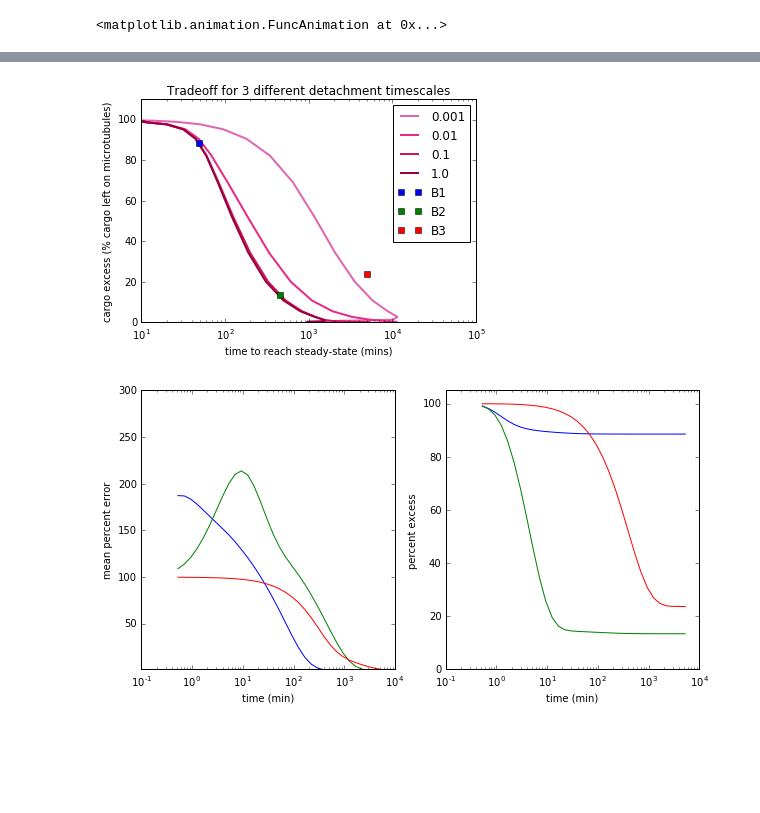
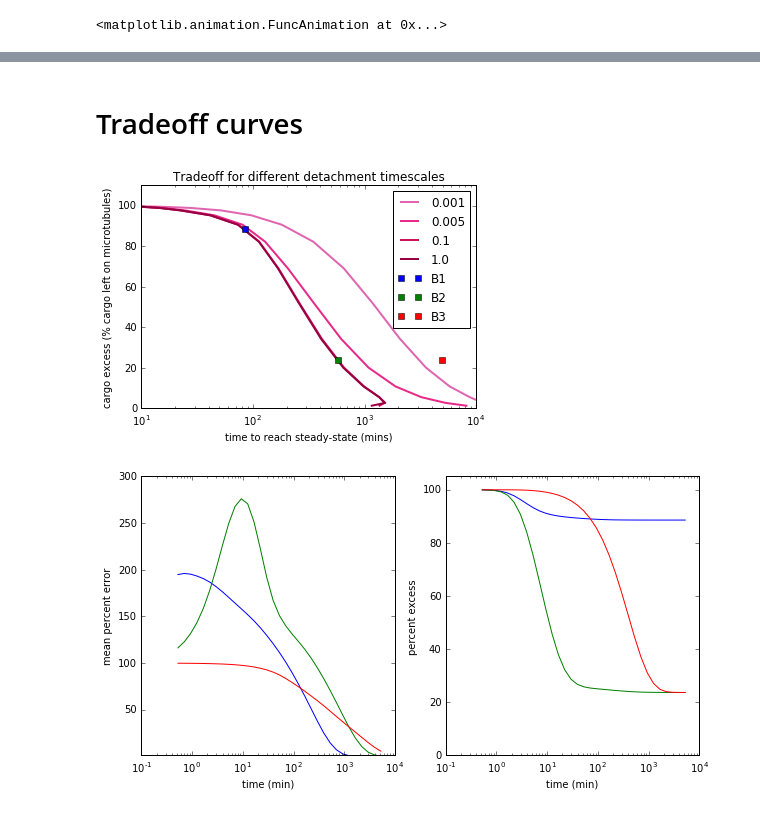
Before and after one commit to ahwillia/Williams-etal-Synaptic-Transport, a Jupyter notebook: code/07_reattachment/Fig_7.ipynb, the cells around one changed output, grey strips where cells are left out. Saved outputs shown, nothing was run; the diff lists cells and outputs as text; code cells hidden in the pictures; blank space fills up the shorter version.

Commit message:
fix fig 7 to have diff coeff = 10

```diff
--- a/code/07_reattachment/Fig_7.ipynb
+++ b/code/07_reattachment/Fig_7.ipynb
@@ -60,7 +60,8 @@ from matplotlib import animation
 
 N = 100 # number of compartments
 x = np.linspace(0,1,N) # position along cable
-DC = 0.5 # diffusion coeff (normalized to compartment length)
+DC = 10 # diffusion coeff [microns^2 s^-1]
+CS = 8  # microns
 
 def get_target_profile(n_syn,syn_loc=None):
     # Calculate target profile, y
@@ -81,8 +82,8 @@ def get_matrix(y,c_scale,d_scale,bias=0.0):
     d = d_scale*np.ones(N)
 
     # trafficking rates, constrain so that a+b = DC/2
-    a = np.linspace((DC/2.)+bias,(DC/2.),N-1)
-    b = np.linspace((DC/2.)-bias,(DC/2.),N-1)
+    a = np.linspace((DC/(CS**2)/2.)+bias,(DC/(CS**2)/2.),N-1)
+    b = np.linspace((DC/(CS**2)/2.)-bias,(DC/(CS**2)/2.),N-1)
 
     # State-transition matrix:
     #
@@ -141,7 +142,7 @@ def sim(cs,ds,t,n_syn=6,bias=0.0,filename=None):
 
 def save_snapshots(A,u0,filename):
     u75 = np.dot(expm(A*(75*60)),u0)
-    u245 = np.dot(expm(A*(245*60)),u0)
+    u245 = np.dot(expm(A*(360*60)),u0)
     uss = np.dot(expm(A*(1440*60)),u0) # steady-state profile
     names = ['75mins','245mins','1 day']
 
@@ -149,7 +150,7 @@ def save_snapshots(A,u0,filename):
         plt.figure()
         plt.title(n)
         plt.plot(x,u[:N],'-b',lw=2)
-        plt.plot(x,u[N:],'-r',lw=2)
+        plt.plot(x,3*u[N:],'-r',lw=2)
         plt.ylim([-0.02,1.3]),plt.xlim([0,1])
         plt.legend(('on microtubule','detached'))
         plt.tight_layout()
@@ -158,10 +159,11 @@ def save_snapshots(A,u0,filename):
 
 def calc_tradeoff_curve(y,cs):
     tau,excess = [],[]
-    for ds in np.logspace(-4,2,20):
+    for ds in np.logspace(-4,2,20)[::-1]:
         A,u0 = get_matrix(y,cs,ds*cs)
         tss,uss = calc_time_to_ss(A)
         uss = np.dot(expm(A*10*tss),u0) # steady-state profile
+        if np.sum(uss[:N])/np.sum(uss) < 0.01: break
         excess.append(np.sum(uss[:N])/np.sum(uss))
         tau.append(tss)
     return np.array(tau),np.array(excess)
@@ -233,31 +230,33 @@ ani3.save('03.mp4');ani3
+# %% [markdown]
+# Tradeoff curves
 # %%
 y = get_target_profile(6)
 plt.figure()
-dtch = [0.001, 0.01, 0.1, 1.0]
+dtch = [0.001, 0.005, 0.1, 1.0]
 for cs,col in zip(dtch,['#df65b0','#e7298a','#ce1256','#980043']):
     tau,excess = calc_tradeoff_curve(y,cs)
     plt.plot(tau/60,excess*100,'-',color=col,lw=2)
-for cs,ds,col in [(2e-1,1e-1,'b'), (1e-1,1e-3,'g'), (5e-4,1e-5,'r')]:
+for cs,ds,col in [(2e-1,1e-1,'b'), (1e-1,2e-3,'g'), (5e-4,1e-5,'r')]:
     A,u0 = get_matrix(y,cs,ds)
     tss,uss = calc_time_to_ss(A)
     excess = np.sum(uss[:N])/np.sum(uss)
     plt.plot(tss/60,excess*100,'s',color=col)
 plt.ylim([0,110.0])
-plt.xlim([1e1,1e5])
+plt.xlim([1e1,1e4])
 plt.xscale('log')
 #plt.yscale('log')
 plt.xlabel('time to reach steady-state (mins)')
 plt.ylabel('cargo excess (% cargo left on microtubules)')
-plt.title('Tradeoff for 3 different detachment timescales')
+plt.title('Tradeoff for different detachment timescales')
 plt.legend(dtch+['B1','B2','B3'])
 plt.savefig('reattach_tradeoff_100.eps')
 plt.show()
 # %% [output]
-[figure, old version]
+[figure, new version]
 # %%
 plt.figure(figsize=(10,5))
 
-for cs,ds in [(2e-1,1e-1), (1e-1,1e-3), (5e-4,1e-5)]:
+for cs,ds in [(2e-1,1e-1), (1e-1,2e-3), (5e-4,1e-5)]:
     t,err,excess = err_vs_time(cs,ds)
     plt.subplot(1,2,1)
     l = plt.plot(t/60,err,'-')
@@ -266,7 +265,6 @@ for cs,ds in [(2e-1,1e-1), (1e-1,1e-3), (5e-4,1e-5)]:
 
 plt.subplot(1,2,1)
 yl = plt.ylim()
-plt.ylim([0,yl[1]])
 plt.ylim([1,300])
 plt.xscale('log')
 plt.xlabel('time (min)')
@@ -281,4 +279,4 @@ plt.ylabel('percent excess')
 plt.savefig('err_v_time.eps')
 plt.show()
 # %% [output]
-[figure, old version]
+[figure, new version]
```
Also changed, not shown: parts of 4 cells of this notebook, 3 other files.
